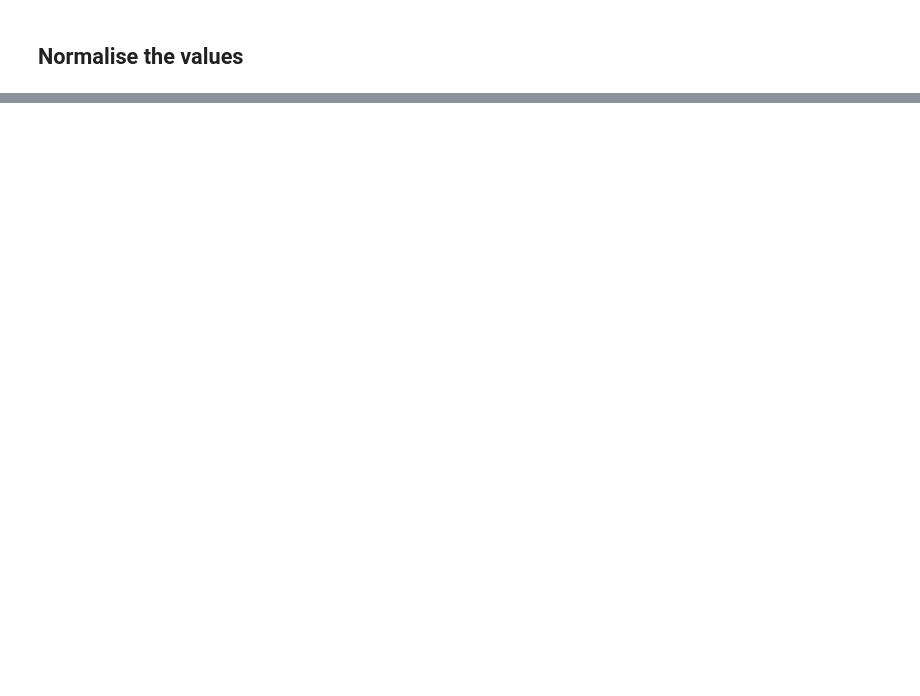
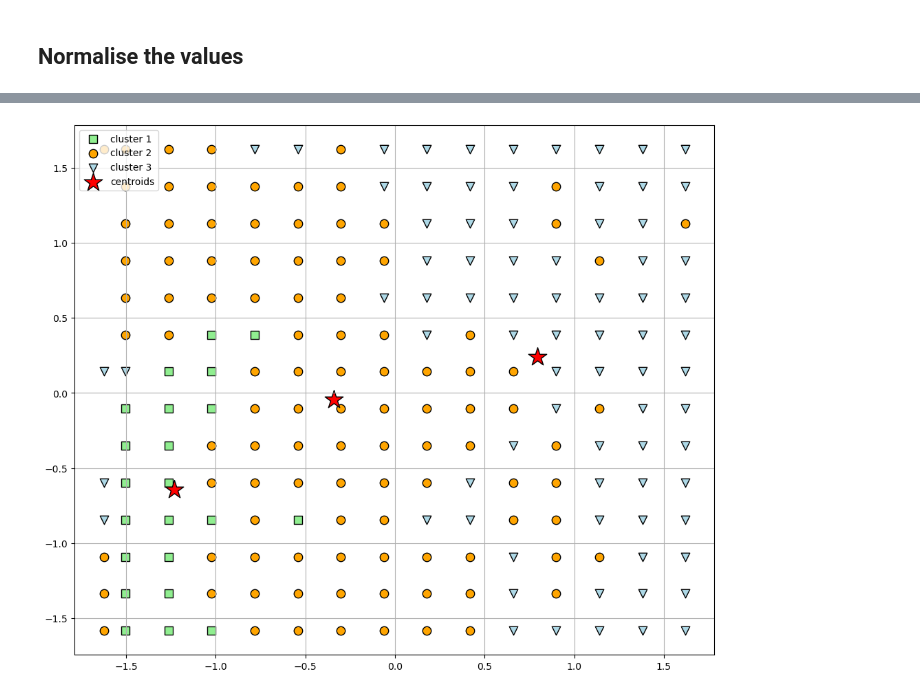
Before and after one commit to Ashish-Sasna/CMT-GSC-AI, a Jupyter notebook: Stream sediments.ipynb, the cells around one changed output, grey strips where cells are left out. Saved outputs shown, nothing was run; the diff lists cells and outputs as text; code cells hidden in the pictures; blank space fills up the shorter version.

```diff
--- a/Stream sediments.ipynb
+++ b/Stream sediments.ipynb
@@ -123,0 +279,6 @@ ax.set_title('Co-relation heatmap',
+# %%
+str_sed_data['interpolated_elevation'] = elevation_interpolated
+str_sed_data['interpolated_bouger_anomaly'] = bouger_anomaly_interpolated
+str_sed_data['interpolated_magnetic_anomaly'] = magnetic_anomaly_interpolated
+
+str_sed_data.head()
@@ -133,0 +362,53 @@ norm_str_sed_data = pd.DataFrame(norm_data, index=str_sed_data, col)
+# %%
+loc_df = norm_str_sed_data[['longitude', 'latitude']].values
+loc_df = norm_str_sed_data.values
+# %%
+km = KMeans(
+    n_clusters=3, init='random',
+    n_init=10, max_iter=300,
+    tol=1e-03, random_state=0
+)
+y_km = km.fit_predict(loc_df)
+# %%
+# plot the 4 clusters
+plt.figure(figsize=(12,10))
+plt.scatter(
+    loc_df[y_km == 0, 0], loc_df[y_km == 0, 1],
+    s=80, c='lightgreen',
+    marker='s', edgecolor='black',
+    label='cluster 1'
+)
+
+plt.scatter(
+    loc_df[y_km == 1, 0], loc_df[y_km == 1, 1],
+    s=80, c='orange',
+    marker='o', edgecolor='black',
+    label='cluster 2'
+)
+
+plt.scatter(
+    loc_df[y_km == 2, 0], loc_df[y_km == 2, 1],
+    s=80, c='lightblue',
+    marker='v', edgecolor='black',
+    label='cluster 3'
+)
+
+# plt.scatter(
+#     loc_df[y_km == 3, 0], loc_df[y_km == 3, 1],
+#     s=80, c='yellow',
+#     marker='p', edgecolor='black',
+#     label='cluster 4'
+# )
+
+# plot the centroids
+plt.scatter(
+    km.cluster_centers_[:, 0], km.cluster_centers_[:, 1],
+    s=400, marker='*',
+    c='red', edgecolor='black',
+    label='centroids'
+)
+plt.legend(scatterpoints=1)
+plt.grid()
+plt.show()
+# %% [output]
+[figure, added]
```
Also changed, not shown: parts of 28 cells of this notebook.
